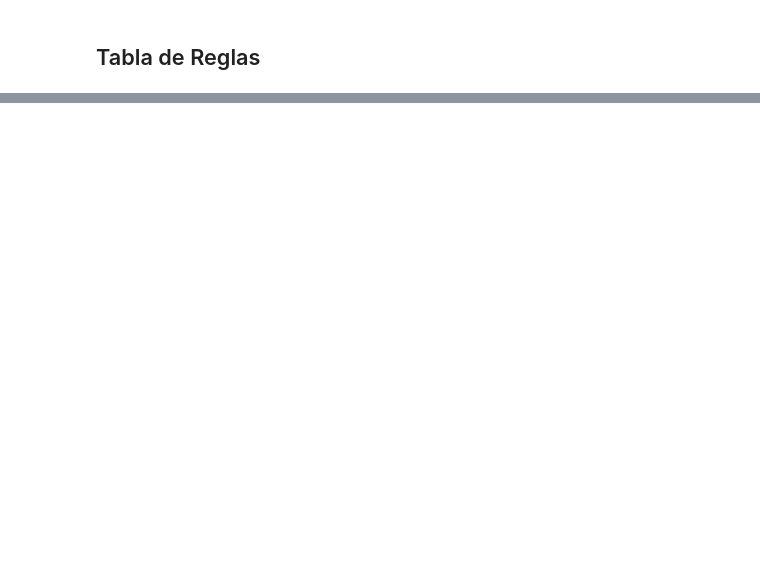
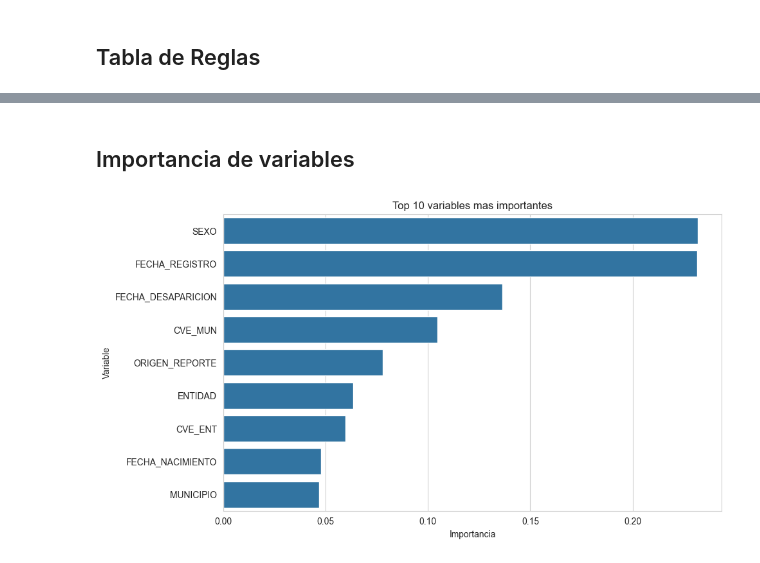
Before and after one commit to wallsified/AyMdD_2026-2, a Jupyter notebook: Tarea 3/secretariado.ipynb, the cells around one changed output, grey strips where cells are left out. Drawn from its saved outputs; the diff is of its cells as text; code cells hidden in the pictures; blank space fills up the shorter version.

Commit message:
Modelo de prediccion

```diff
--- a/Tarea 3/secretariado.ipynb
+++ b/Tarea 3/secretariado.ipynb
@@ -653,0 +799,13 @@ df_mlxtend_final
+# %%
+# División train/test usando muestreo estratificado
+
+X_train, X_test, y_train, y_test = train_test_split(
+    X,
+    y_encoded,
+    test_size = 0.20,
+    random_state = 42,
+    stratify = y_encoded
+)
+
+print("Entrenamiento:", X_train.shape)
+print("Prueba:", X_test.shape)
@@ -653,0 +824,12 @@ df_mlxtend_final
+# %%
+# crear modelo
+
+modelo = RandomForestClassifier(n_estimators=100,
+                               random_state=42,
+                               class_weight="balanced")
+
+# Entrenamiento
+modelo.fit(X_train, y_train)
+
+# Predicciones
+y_pred = modelo.predict(X_test)
@@ -653,0 +913,20 @@ df_mlxtend_final
+# %% [markdown]
+## Importancia de variables
+# %%
+# Obtener importancia de variables
+importancias = pd.DataFrame({"Variable" : X.columns,
+                           "Importancia" : modelo.feature_importances_})
+
+importancias = importancias.sort_values(by="Importancia", ascending=False)
+
+importancias.head(10)
+
+# Visualizar variables más importantes
+top_importancias = importancias.head(10)
+
+sns.barplot(data=top_importancias, x="Importancia", y="Variable")
+
+plt.title("Top 10 variables mas importantes")
+plt.show()
+# %% [output]
+[figure, added]
```
Also changed, not shown: parts of 21 cells of this notebook, 6 other files.
